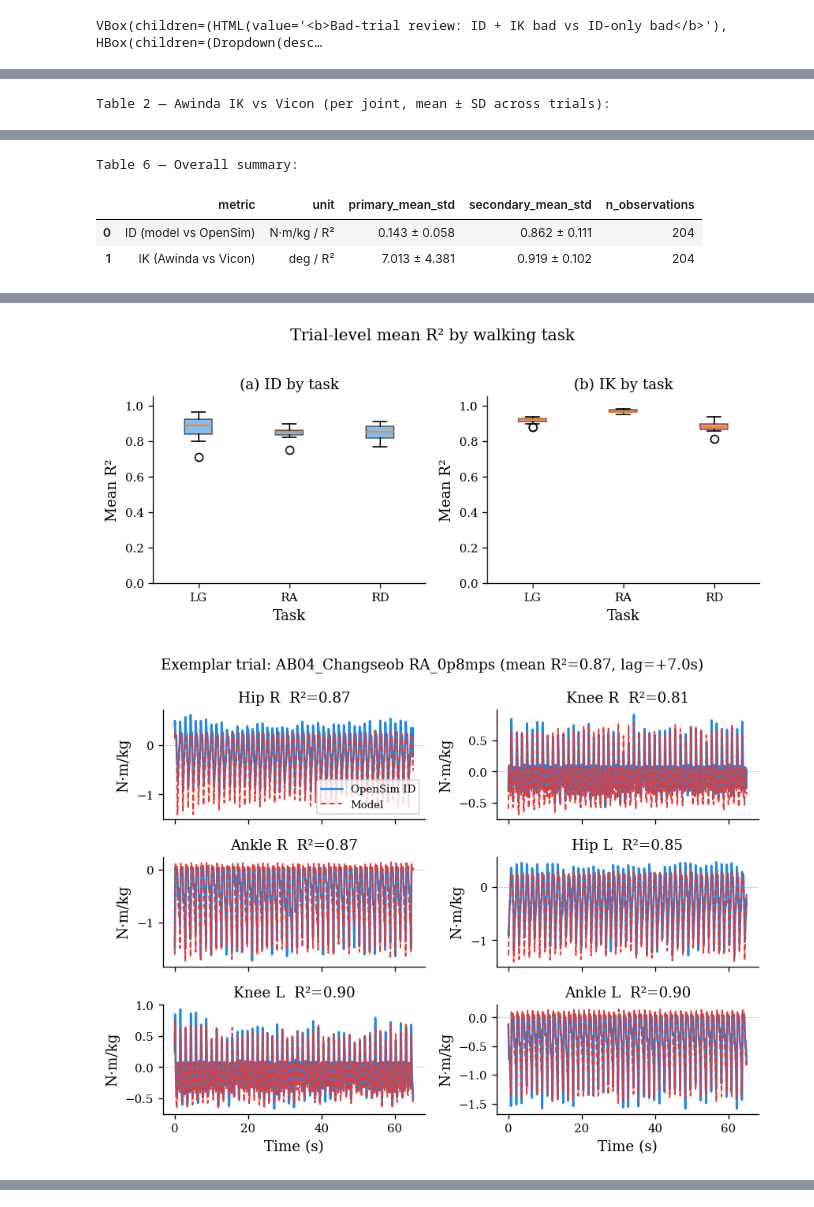
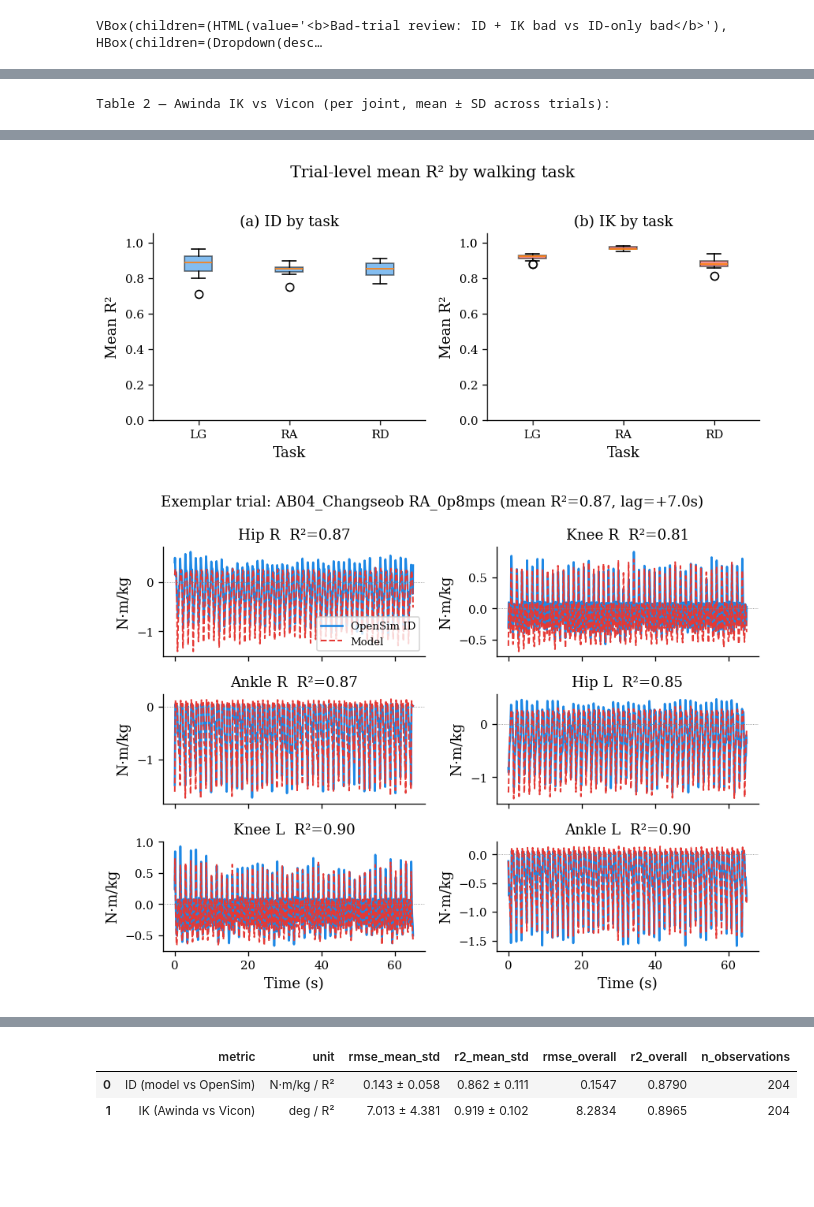
Before and after one commit to luorix1/MeMo-IK-ID, a Jupyter notebook: analysis/visualize_awinda.ipynb, the cells around one changed output, grey strips where cells are left out. Saved outputs shown, nothing was run; the diff lists cells and outputs as text; code cells hidden in the pictures; blank space fills up the shorter version.

```diff
--- a/analysis/visualize_awinda.ipynb
+++ b/analysis/visualize_awinda.ipynb
@@ -955,6 +956,47 @@ def _mean_std(series, decimals=3):
     return f'{np.mean(x):.{decimals}f} ± {np.std(x, ddof=1):.{decimals}f}'
 
 
+
+
+def _pooled_rmse_r2(y_pred: np.ndarray, y_ref: np.ndarray):
+    """Single RMSE / R² over all pooled samples (same R² definition as process_awinda)."""
+    pred = np.asarray(y_pred, dtype=np.float64).reshape(-1)
+    ref = np.asarray(y_ref, dtype=np.float64).reshape(-1)
+    m = np.isfinite(pred) & np.isfinite(ref)
+    if m.sum() < 2:
+        return np.nan, np.nan
+    err = pred[m] - ref[m]
+    rmse = float(np.sqrt(np.mean(err ** 2)))
+    r2 = float(np.corrcoef(pred[m], ref[m])[0, 1] ** 2)
+    return rmse, r2
+
+
+def _pooled_id_metrics(trial_keys):
+    preds, refs = [], []
+    for tk in trial_keys:
+        if tk not in TRIAL_DATA:
+            continue
+        d = TRIAL_DATA[tk]
+        preds.append(np.asarray(d['pred_nmpkg'], dtype=np.float64).reshape(-1))
+        refs.append(np.asarray(d['id_nmpkg'], dtype=np.float64).reshape(-1))
+    if not preds:
+        return np.nan, np.nan
+    return _pooled_rmse_r2(np.concatenate(preds), np.concatenate(refs))
+
+
+def _pooled_ik_metrics(trial_keys):
+    preds, refs = [], []
+    for tk in trial_keys:
+        if tk not in IK_TRIAL_DATA:
+            continue
+        d = IK_TRIAL_DATA[tk]
+        preds.append(np.asarray(d['awinda_deg'], dtype=np.float64).reshape(-1))
+        refs.append(np.asarray(d['vicon_deg'], dtype=np.float64).reshape(-1))
+    if not preds:
+        return np.nan, np.nan
+    return _pooled_rmse_r2(np.concatenate(preds), np.concatenate(refs))
+
+
 def _attach_trial_meta(df, trial_col='trial'):
     df = df.copy()
     meta = df[trial_col].str.split('::', n=1, expand=True)
@@ -1026,19 +1068,26 @@ combined_trial = id_trial.merge(
     ik_trial[['trial', 'mean_rmse_deg', 'mean_r2_ik']], on='trial', how='left',
 ).drop(columns=['trial'])
 
+_id_rmse_overall, _id_r2_overall = _pooled_id_metrics(_paper_trial_keys)
+_ik_rmse_overall, _ik_r2_overall = _pooled_ik_metrics(_paper_trial_keys)
+
 overall_rows = pd.DataFrame([
     {
         'metric': 'ID (model vs OpenSim)',
         'unit': 'N·m/kg / R²',
-        'primary_mean_std': _mean_std(id_detail['rmse_nmpkg']),
-        'secondary_mean_std': _mean_std(id_detail['r2_nmpkg']),
+        'rmse_mean_std': _mean_std(id_detail['rmse_nmpkg']),
+        'r2_mean_std': _mean_std(id_detail['r2_nmpkg']),
+        'rmse_overall': round(_id_rmse_overall, 4),
+        'r2_overall': round(_id_r2_overall, 4),
         'n_observations': len(id_detail),
     },
     {
         'metric': 'IK (Awinda vs Vicon)',
         'unit': 'deg / R²',
-        'primary_mean_std': _mean_std(ik_detail['rmse_deg']),
-        'secondary_mean_std': _mean_std(ik_detail['r2']),
+        'rmse_mean_std': _mean_std(ik_detail['rmse_deg']),
+        'r2_mean_std': _mean_std(ik_detail['r2']),
+        'rmse_overall': round(_ik_rmse_overall, 4),
+        'r2_overall': round(_ik_r2_overall, 4),
         'n_observations': len(ik_detail),
     },
 ])
@@ -1059,9 +1108,6 @@ print('\nTable 1 — Model ID vs OpenSim (per joint, mean ± SD across trials):'
 display(table_id_joint_display)
 print('\nTable 2 — Awinda IK vs Vicon (per joint, mean ± SD across trials):')
 display(table_ik_joint_display)
-print('\nTable 6 — Overall summary:')
-display(overall_rows)
-
 # --- Figures ---
 x = np.arange(len(JOINT_ORDER))
 labels = [JOINT_LABELS[c] for c in JOINT_ORDER]
@@ -1163,6 +1209,18 @@ with plt.rc_context(PAPER_RC):
 print('\nSaved files:')
 for p in sorted(OUT_DIR.glob('*')):
     print(f'  {p.name}')
+
+print(f'\nTable 6 — Overall summary ({len(_paper_trial_keys)} trials, all joint observations):')
+display(overall_rows)
+
+print(
+    f"  ID  (model vs OpenSim): RMSE overall={_id_rmse_overall:.4f} N·m/kg | "
+    f"R² overall={_id_r2_overall:.4f} | segment R²={_mean_std(id_detail['r2_nmpkg'])} (n={len(id_detail)})"
+)
+print(
+    f"  IK  (Awinda vs Vicon):  RMSE overall={_ik_rmse_overall:.3f} deg | "
+    f"R² overall={_ik_r2_overall:.4f} | segment R²={_mean_std(ik_detail['r2'])} (n={len(ik_detail)})"
+)
 # %% [output]
 Paper subset: 34 trials (excluded 6)
   Excluded: AB02_Oscar / LG_0p8mps, AB02_Oscar / LG_1p2mps, AB02_Oscar / LG_1p6mps, AB02_Oscar / RA_0p8mps, AB02_Oscar / RD_0p8mps, AB05_Maria / LG_0p8mps
@@ -1185,10 +1243,6 @@ Table 2 — Awinda IK vs Vicon (per joint, mean ± SD across trials):
 | 3 | Hip L | 34 | 6.110 ± 3.449 | 0.969 ± 0.026 |
 | 4 | Knee L | 34 | 9.016 ± 7.000 | 0.983 ± 0.012 |
 | 5 | Ankle L | 34 | 7.336 ± 2.818 | 0.798 ± 0.107 |
-Table 6 — Overall summary:
-|  | metric | unit | primary_mean_std | secondary_mean_std | n_observations |
-| 0 | ID (model vs OpenSim) | N·m/kg / R² | 0.143 ± 0.058 | 0.862 ± 0.111 | 204 |
-| 1 | IK (Awinda vs Vicon) | deg / R² | 7.013 ± 4.381 | 0.919 ± 0.102 | 204 |
 [figure]
 [figure]
 [figure]
@@ -1195,0 +1267,3 @@ Table 6 — Overall summary:
+|  | metric | unit | rmse_mean_std | r2_mean_std | rmse_overall | r2_overall | n_observations |
+| 0 | ID (model vs OpenSim) | N·m/kg / R² | 0.143 ± 0.058 | 0.862 ± 0.111 | 0.1547 | 0.8790 | 204 |
+| 1 | IK (Awinda vs Vicon) | deg / R² | 7.013 ± 4.381 | 0.919 ± 0.102 | 8.2834 | 0.8965 | 204 |
```
Also changed, not shown: parts of 2 cells of this notebook, 27 other files.
